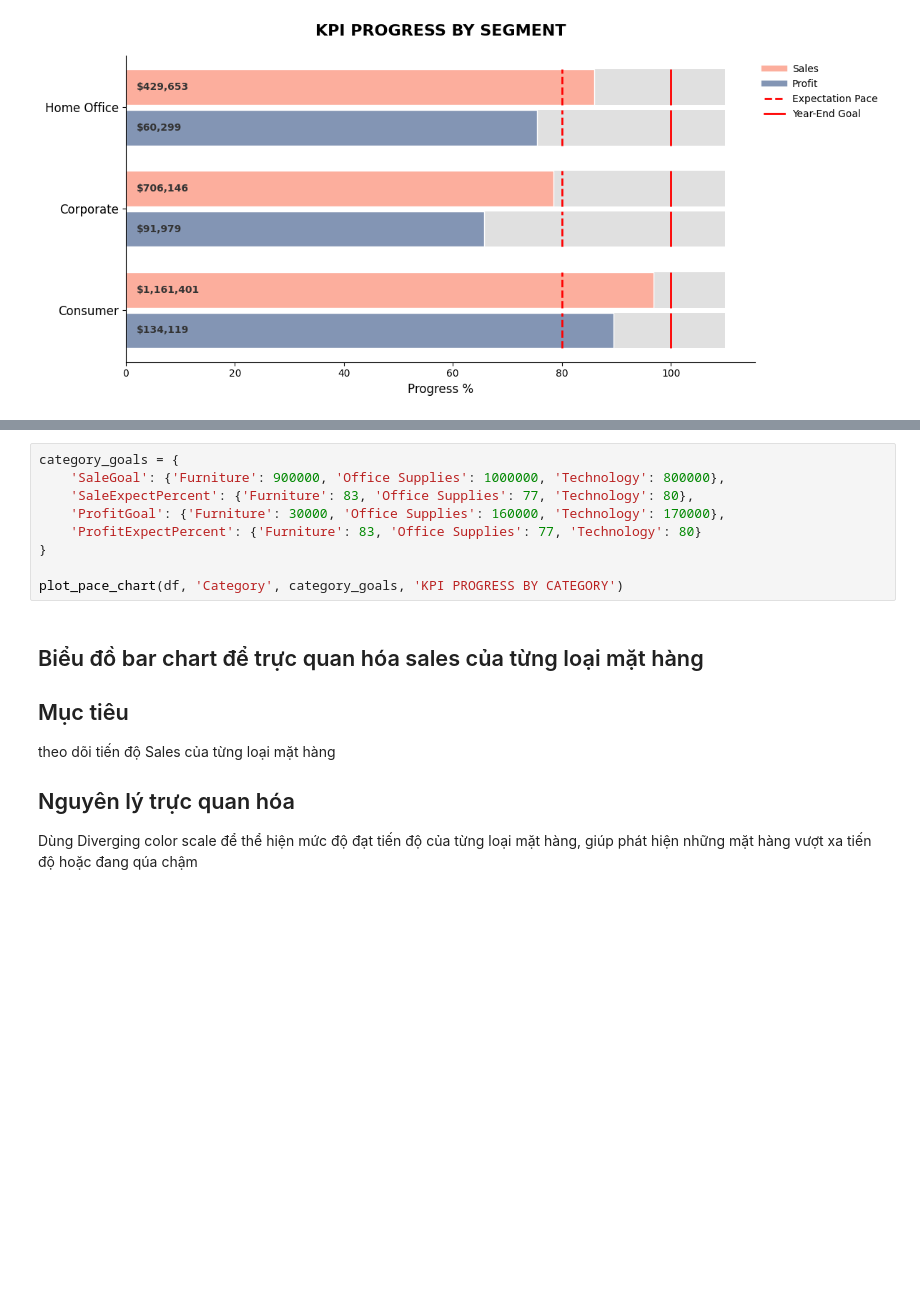
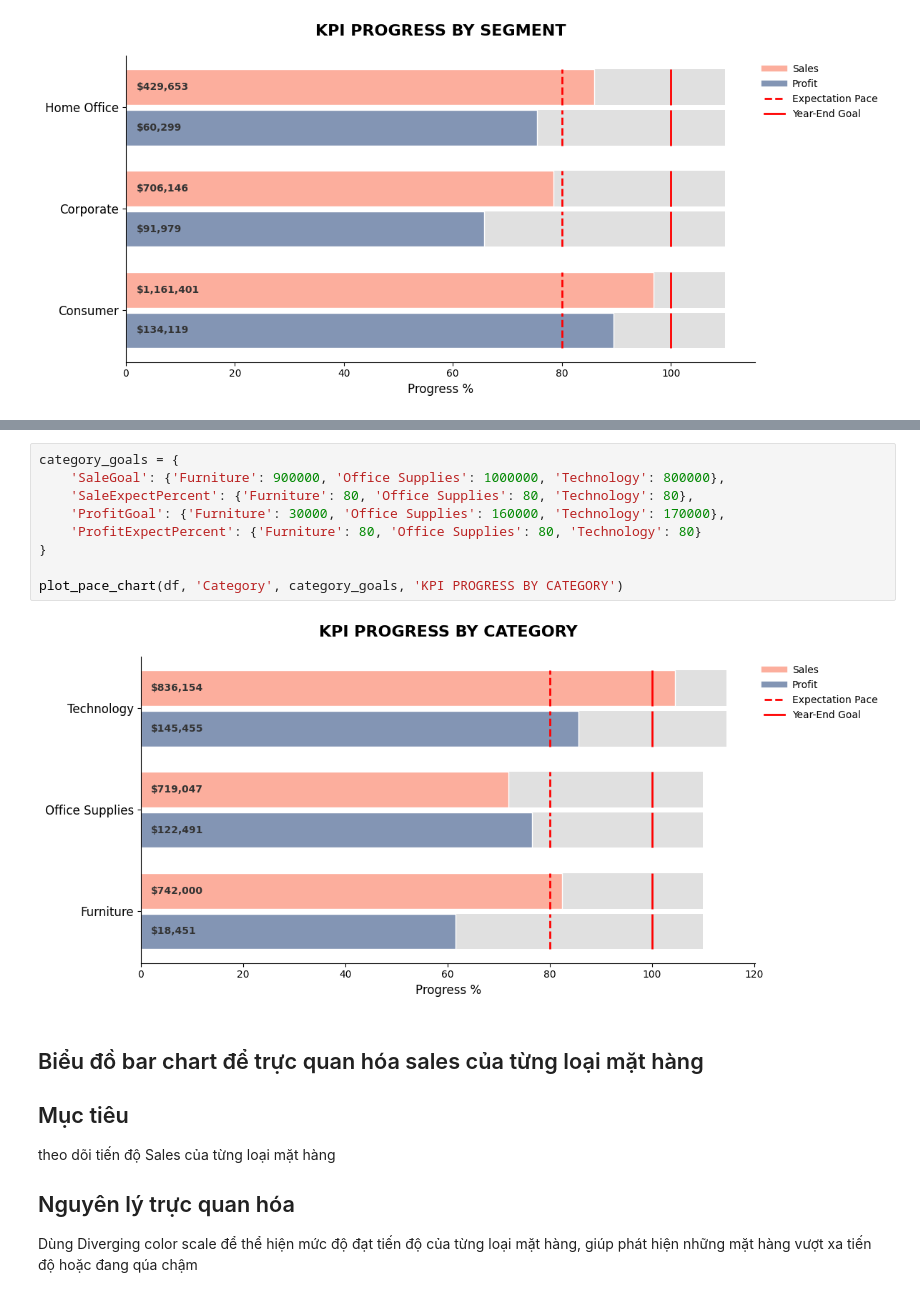
Before and after one commit to Thuily05/archive, a Jupyter notebook: chapter7_executive_dashboard_complete (1).ipynb, the cells around one changed output, grey strips where cells are left out. Cells and saved outputs as stored; diff of their text form; blank space fills up the shorter version.

```diff
--- a/chapter7_executive_dashboard_complete (1).ipynb
+++ b/chapter7_executive_dashboard_complete (1).ipynb
@@ -406,12 +408,14 @@ plot_pace_chart(df, 'Region', region_goals, 'KPI PROGRESS BY REGION')
 # %%
 category_goals = {
     'SaleGoal': {'Furniture': 900000, 'Office Supplies': 1000000, 'Technology': 800000},
-    'SaleExpectPercent': {'Furniture': 83, 'Office Supplies': 77, 'Technology': 80},
+    'SaleExpectPercent': {'Furniture': 80, 'Office Supplies': 80, 'Technology': 80},
     'ProfitGoal': {'Furniture': 30000, 'Office Supplies': 160000, 'Technology': 170000},
-    'ProfitExpectPercent': {'Furniture': 83, 'Office Supplies': 77, 'Technology': 80}
+    'ProfitExpectPercent': {'Furniture': 80, 'Office Supplies': 80, 'Technology': 80}
 }
 
 plot_pace_chart(df, 'Category', category_goals, 'KPI PROGRESS BY CATEGORY')
+# %% [output]
+[figure, added]
 # %% [markdown]
 ## Biểu đồ bar chart để trực quan hóa sales của từng loại mặt hàng
 
```
Also changed, not shown: parts of 2 cells of this notebook.
